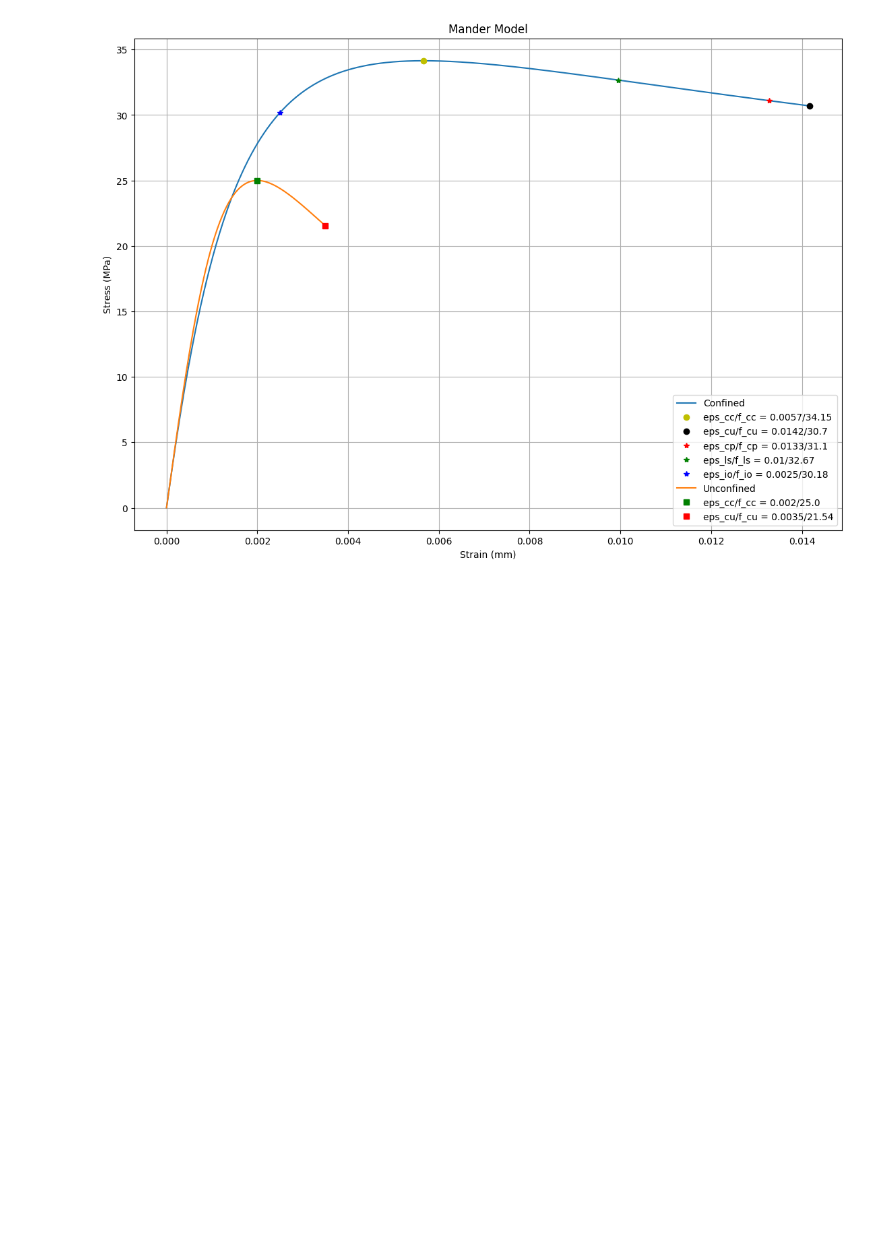
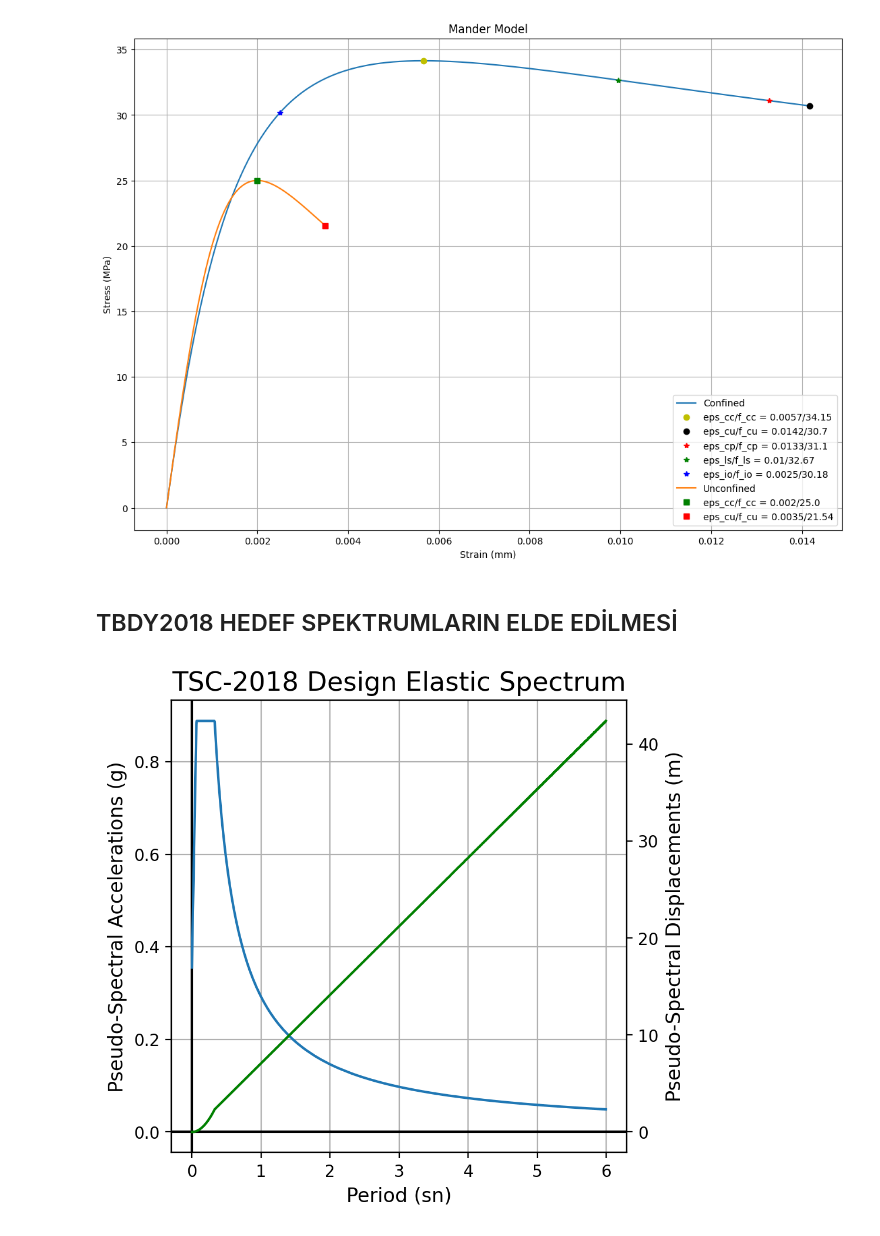
Before and after one commit to muhammedsural/TSC2018_Design, a Jupyter notebook: TBDY.ipynb, the cells around one changed output. Cells and saved outputs as stored; diff of their text form; code cells hidden in the pictures; blank space fills up the shorter version.

Commit message:
TargetSpectrums added

```diff
--- a/TBDY.ipynb
+++ b/TBDY.ipynb
@@ -63,3 +64,17 @@ mander = Mander(B                    = B,
 mander.Plot_Manders()
 # %% [output]
 [figure]
+# %% [markdown]
+## TBDY2018 HEDEF SPEKTRUMLARIN ELDE EDİLMESİ
+# %%
+SeismicVariables = SeismicInputs(lat        = 39.85,
+                                 lon        = 30.2,
+                                 soil       = "ZC",
+                                 intensity  = "DD2",
+                                 R          = 8.0,
+                                 D          = 3.0,
+                                 I          = 1.0)
+rs = SeismicTSC(Variables = SeismicVariables)
+rs.plot_HorizontalElasticSpectrum()
+# %% [output]
+[figure, added]
```
Also changed, not shown: parts of 3 cells of this notebook, 9 other files.
